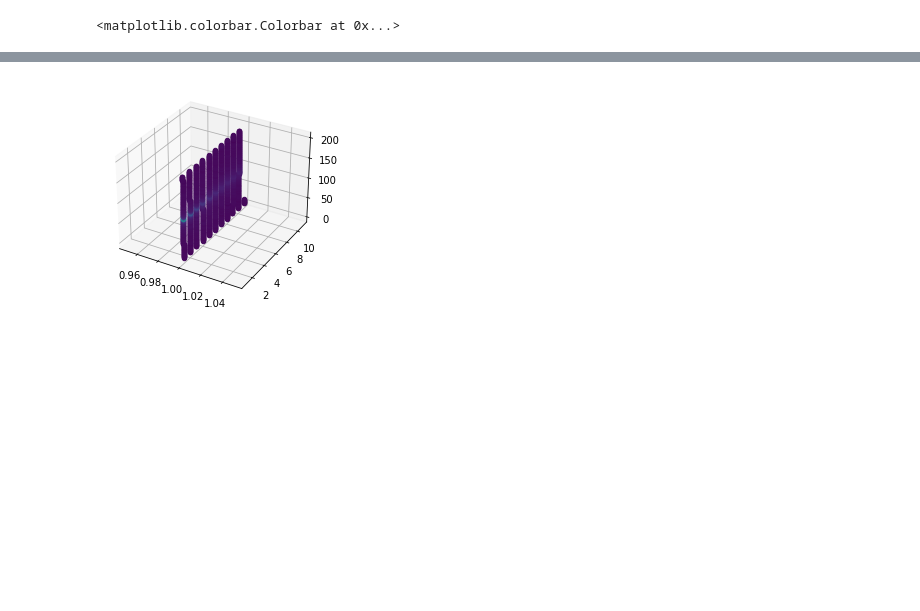
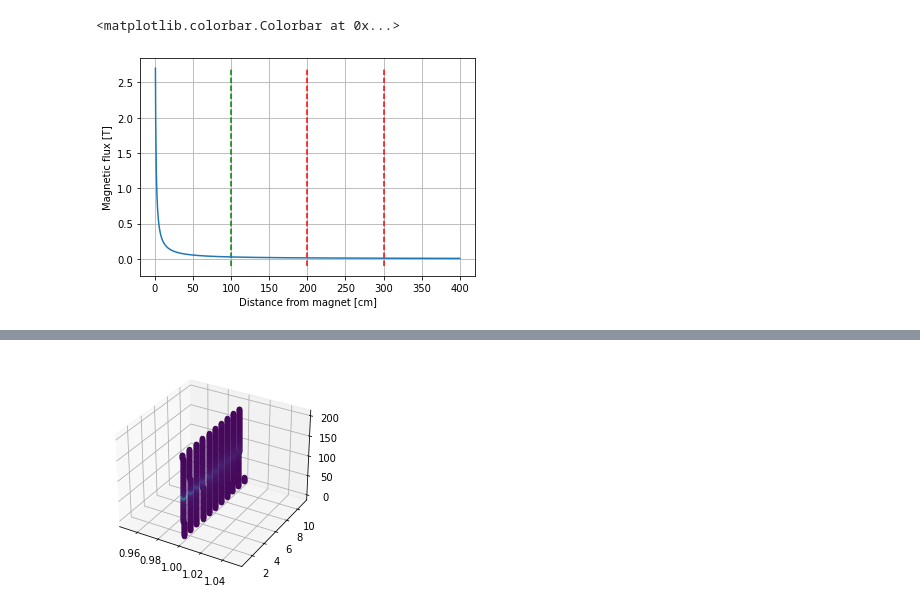
Before and after one commit to KrzysztofSkos/magnetic_field_localization, a Jupyter notebook: Heatmap.ipynb, the cells around one changed output, grey strips where cells are left out. Saved outputs shown, nothing was run; the diff lists cells and outputs as text; code cells hidden in the pictures; blank space fills up the shorter version.

```diff
--- a/Heatmap.ipynb
+++ b/Heatmap.ipynb
@@ -92,3 +102,20 @@ plt.colorbar(p)
 [interactive output not drawn]
 [interactive output not drawn]
 <matplotlib.colorbar.Colorbar at 0x...>
+# %%
+#Wykres Pola magnetycznego
+current = 135000 # [A]
+distance = np.linspace(1, 400, 1000)
+flux = 2 * 10**(-7) * 100 * current / distance
+
+fig = plt.figure()
+ax = fig.add_subplot()
+ax.plot(distance, flux)
+ax.vlines([100], -0.1, 2.7, color = 'green', linestyles = 'dashed', label = 'Measurement start')
+ax.vlines([200, 300], -0.1, 2.7, color = 'red', linestyles = 'dashed', label = 'Measurement end')
+plt.xlabel("Distance from magnet [cm]")
+plt.ylabel("Magnetic flux [T]")
+ax.grid()
+#plt.vlines([71, 171, 271], 0, 400)
+# %% [output]
+[figure, added]
```
Also changed, not shown: parts of 8 cells of this notebook.
